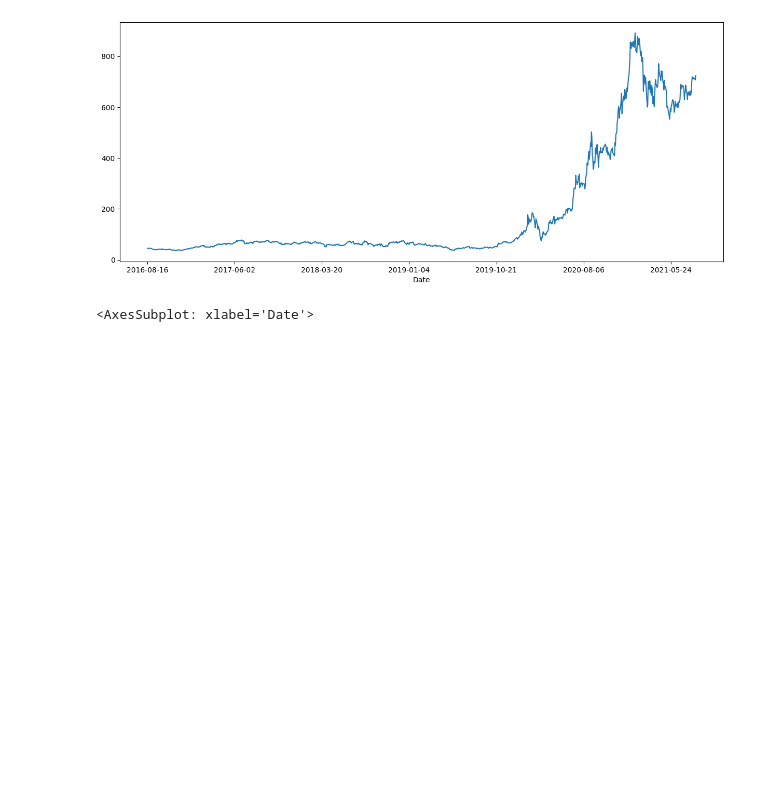
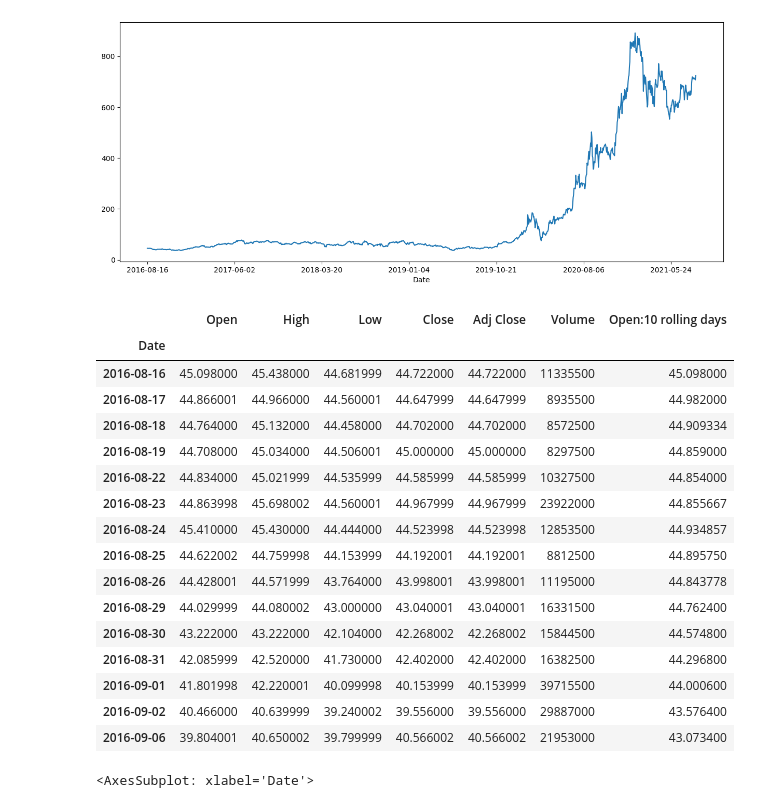
Before and after one commit to sarav003/MyWork, a Jupyter notebook: TimeSeries/ARMA,SARIMAX.ipynb, the cells around one changed output. Saved outputs shown, nothing was run; the diff lists cells and outputs as text; code cells hidden in the pictures; blank space fills up the shorter version.

```diff
--- a/TimeSeries/ARMA,SARIMAX.ipynb
+++ b/TimeSeries/ARMA,SARIMAX.ipynb
@@ -43,6 +43,26 @@ df_tesla['Open'].plot(figsize=(15,6))
 [figure]
 # %%
 df_tesla['Open:10 rolling days'] = df_tesla['Open'].rolling(window=10,min_periods=1).mean()
+# %%
+df_tesla.head(15)
+# %% [output]
+|  | Open | High | Low | Close | Adj Close | Volume | Open:10 rolling days |
+| Date |  |  |  |  |  |  |  |
+| 2016-08-16 | 45.098000 | 45.438000 | 44.681999 | 44.722000 | 44.722000 | 11335500 | 45.098000 |
+| 2016-08-17 | 44.866001 | 44.966000 | 44.560001 | 44.647999 | 44.647999 | 8935500 | 44.982000 |
+| 2016-08-18 | 44.764000 | 45.132000 | 44.458000 | 44.702000 | 44.702000 | 8572500 | 44.909334 |
+| 2016-08-19 | 44.708000 | 45.034000 | 44.506001 | 45.000000 | 45.000000 | 8297500 | 44.859000 |
+| 2016-08-22 | 44.834000 | 45.021999 | 44.535999 | 44.585999 | 44.585999 | 10327500 | 44.854000 |
+| 2016-08-23 | 44.863998 | 45.698002 | 44.560001 | 44.967999 | 44.967999 | 23922000 | 44.855667 |
+| 2016-08-24 | 45.410000 | 45.430000 | 44.444000 | 44.523998 | 44.523998 | 12853500 | 44.934857 |
+| 2016-08-25 | 44.622002 | 44.759998 | 44.153999 | 44.192001 | 44.192001 | 8812500 | 44.895750 |
+| 2016-08-26 | 44.428001 | 44.571999 | 43.764000 | 43.998001 | 43.998001 | 11195000 | 44.843778 |
+| 2016-08-29 | 44.029999 | 44.080002 | 43.000000 | 43.040001 | 43.040001 | 16331500 | 44.762400 |
+| 2016-08-30 | 43.222000 | 43.222000 | 42.104000 | 42.268002 | 42.268002 | 15844500 | 44.574800 |
+| 2016-08-31 | 42.085999 | 42.520000 | 41.730000 | 42.402000 | 42.402000 | 16382500 | 44.296800 |
+| 2016-09-01 | 41.801998 | 42.220001 | 40.099998 | 40.153999 | 40.153999 | 39715500 | 44.000600 |
+| 2016-09-02 | 40.466000 | 40.639999 | 39.240002 | 39.556000 | 39.556000 | 29887000 | 43.576400 |
+| 2016-09-06 | 39.804001 | 40.650002 | 39.799999 | 40.566002 | 40.566002 | 21953000 | 43.073400 |
 # %%
 df_tesla[['Open','Open:10 rolling days']].plot(xlim=[800,1200],figsize=(15,6))
 # %% [output]
```
Also changed, not shown: parts of 5 cells of this notebook, 1 other file.
